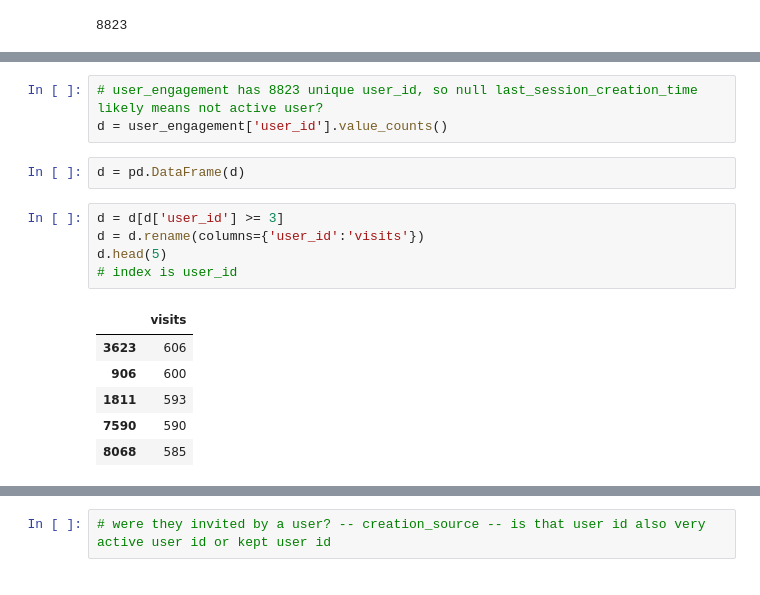
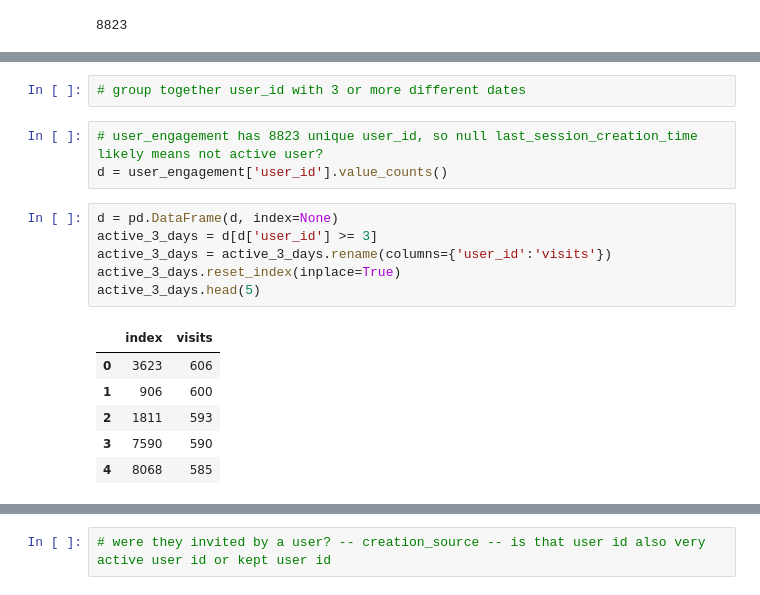
Before and after one commit to phebecarlson/Springboard, a Jupyter notebook: Interview Challenges/Relax Challenge/Relax Interview Challenge.ipynb, the cells around one changed output, grey strips where cells are left out. Saved outputs shown, nothing was run; the diff lists cells and outputs as text.

```diff
--- a/Interview Challenges/Relax Challenge/Relax Interview Challenge.ipynb
+++ b/Interview Challenges/Relax Challenge/Relax Interview Challenge.ipynb
@@ -167,17 +169,18 @@ Length: 207917, dtype: int64
+# %%
+# group together user_id with 3 or more different dates
 # %%
 # user_engagement has 8823 unique user_id, so null last_session_creation_time likely means not active user?
 d = user_engagement['user_id'].value_counts()
-# %%
-d = pd.DataFrame(d)
 # %%
-d = d[d['user_id'] >= 3]
-d = d.rename(columns={'user_id':'visits'})
-d.head(5)
-# index is user_id
+d = pd.DataFrame(d, index=None)
+active_3_days = d[d['user_id'] >= 3]
+active_3_days = active_3_days.rename(columns={'user_id':'visits'})
+active_3_days.reset_index(inplace=True)
+active_3_days.head(5)
 # %% [output]
-|  | visits |
-| 3623 | 606 |
-| 906 | 600 |
-| 1811 | 593 |
-| 7590 | 590 |
-| 8068 | 585 |
+|  | index | visits |
+| 0 | 3623 | 606 |
+| 1 | 906 | 600 |
+| 2 | 1811 | 593 |
+| 3 | 7590 | 590 |
+| 4 | 8068 | 585 |
```
Also changed, not shown: parts of 44 cells of this notebook.
